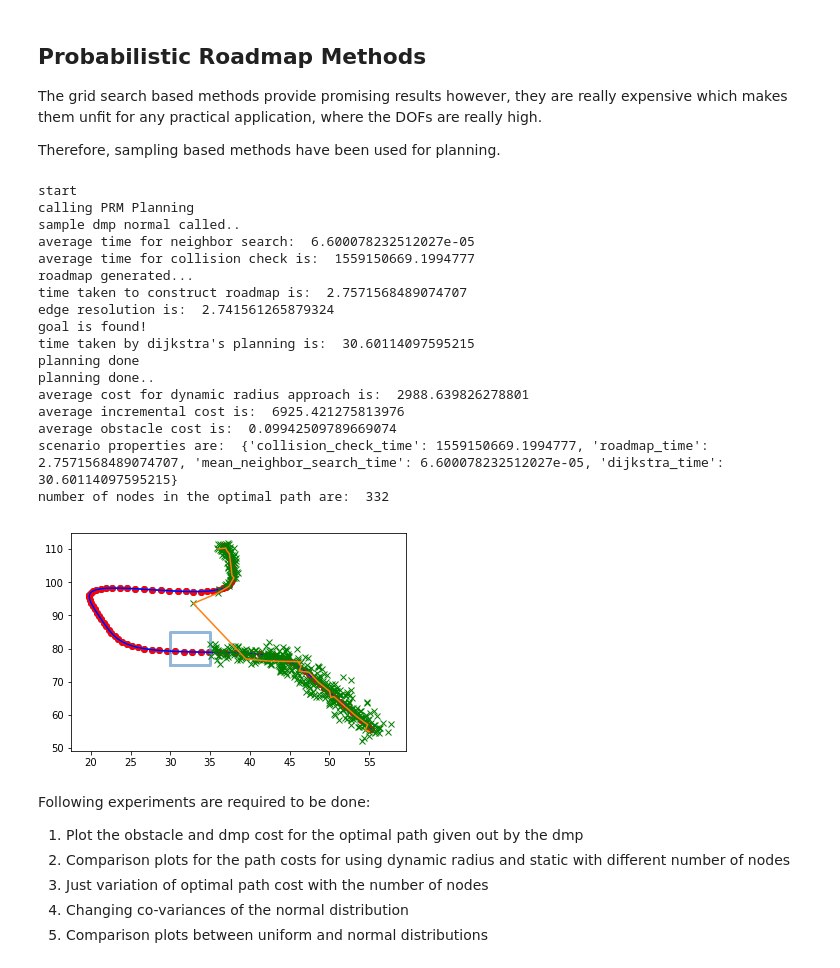
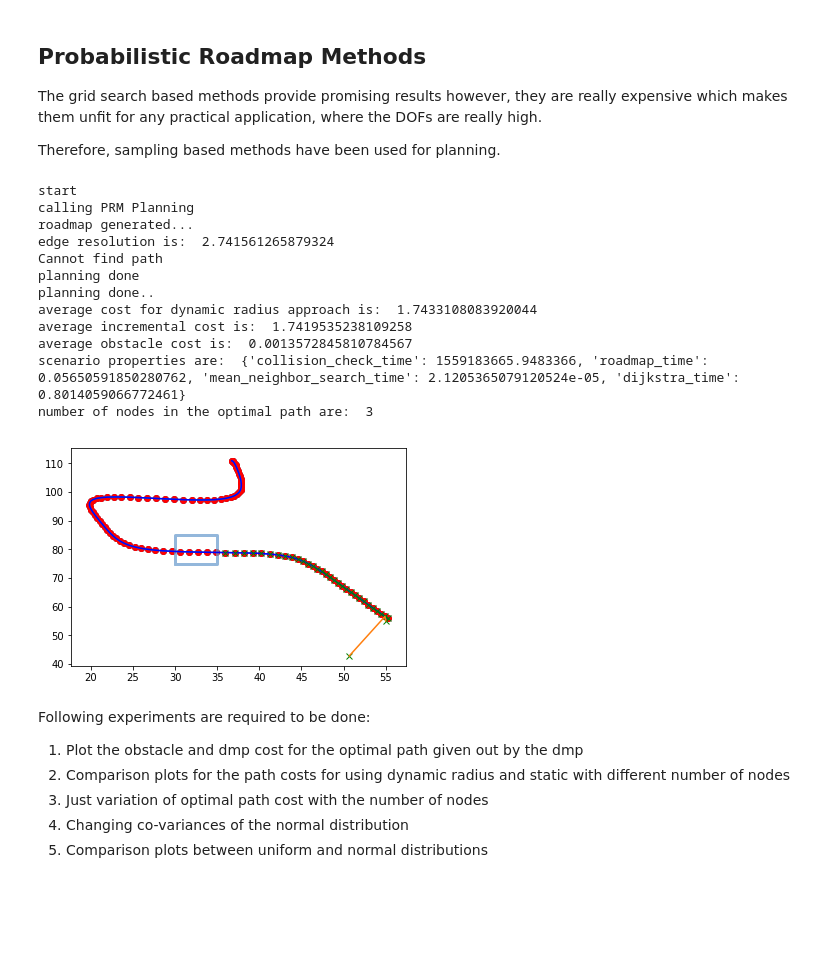
Before and after one commit to gutsy-robot/pydmps, a Jupyter notebook: pydmps/dmp_obstacle_avoidance_algo.ipynb, the cells around one changed output. Drawn from its saved outputs; the diff is of its cells as text; code cells hidden in the pictures; blank space fills up the shorter version.

```diff
--- a/pydmps/dmp_obstacle_avoidance_algo.ipynb
+++ b/pydmps/dmp_obstacle_avoidance_algo.ipynb
@@ -1139,6 +1164,9 @@ def plot_road_map(road_map, sample_x, sample_y):  # pragma: no cover
                      [sample_y[i], sample_y[ind]], "-k", linewidth=0.3)
     print("time taken to plot roadmaps is: ", time.time() - st_time)
 # %%
+import json
+import os
+
 
 print("start")
 
@@ -1159,9 +1187,9 @@ for i in range(0, 1):
     goal_x = floor(x[-1])
     goal_y = floor(y[-1])
     dynamic_radius = True
-    num_nodes = 1000
-    distribution = "normal"
-    neighbor_search_radius = 10.0
+    num_nodes = 5
+    distribution = "uniform"
+    neighbor_search_radius = 50.0
     normal_variance = 2.0
 
     # expressed as number of times the average dmp distance.
@@ -1169,7 +1197,7 @@ for i in range(0, 1):
 
     use_obstacle_cost = True
     deviation_penalty = True
-    data_path = ""
+    data_path = "./test/"
 
     problem_properties = {}
     problem_properties['total_nodes'] = num_nodes
@@ -1182,59 +1210,63 @@ for i in range(0, 1):
     problem_properties['dynamic_radius'] = dynamic_radius
     problem_properties['normal_variance'] = normal_variance
 
+    with open(data_path + "problem_properties.json", 'w') as fp:
+        json.dump(problem_properties, fp)
+
     rx, ry, path_cost, inc_cost, obs_cost, scenario_time_prop = PRM_planning(floor(x[0]), floor(y[0]), floor(x[-1]),
                                                                             floor(y[-1]), [obstacle], dmp=y_track_nc,
                                                                             dmp_vel=dy_track_nc,
-                                                                            dynamic_radius=dynamic_radius
+                                                                            dynamic_radius=dynamic_radius,
                                                                             sampling_distribution=distribution,
-                                                                            num_nodes=num_nodes,
+                                                                            num_points=num_nodes,
                                                                             edge_resolution_factor=edge_resolution,
                                                                             neighbor_radius=neighbor_search_radius,
                                                                             use_obstacle_cost=use_obstacle_cost,
                                                                             deviation_penalty=deviation_penalty,
                                                                             data_path=data_path, var=normal_variance)
+    with open(data_path + "time_prop.json", 'w') as fp:
+        json.dump(scenario_time_prop, fp)
+
+    with open(data_path + "costs.json", 'w') as fp:
+        json.dump({'total' : path_cost, 'incremental' : inc_cost, 'obstacle' : obs_cost}, fp)
+
     print("planning done..")
     dynamic_radius_path_cost.append(path_cost)
     dynamic_radius_incremental_cost.append(inc_cost)
     dynamic_radius_obstacle_cost.append(obs_cost)
 
 mean_cost = mean(dynamic_radius_path_cost)
 mean_inc_cost = mean(dynamic_radius_incremental_cost)
 mean_obs_cost = mean(dynamic_radius_obstacle_cost)
 
 print("average cost for dynamic radius approach is: ", mean_cost)
 print("average incremental cost is: ", mean_inc_cost)
 print("average obstacle cost is: ", mean_obs_cost)
 print("scenario properties are: ", scenario_time_prop)
 
 rx = np.array(rx)
 ry = np.array(ry)
 
-print("number of nodes in the optimal path are: ", len(x))
+print("number of nodes in the optimal path are: ", len(rx))
 
 # plt.legend(plot_paths, legend_key, loc='lower right')
 plt.plot(rx, ry)
 
 plt.savefig('test.png')
 # %% [output]
 start
 calling PRM Planning
-sample dmp normal called..
-average time for neighbor search:  6.600078232512027e-05
-average time for collision check is:  1559150669.1994777
 roadmap generated...
-time taken to construct roadmap is:  2.7571568489074707
 edge resolution is:  2.741561265879324
-goal is found!
-time taken by dijkstra's planning is:  30.60114097595215
+Cannot find path
 planning done
 planning done..
-average cost for dynamic radius approach is:  2988.639826278801
-average incremental cost is:  6925.421275813976
-average obstacle cost is:  0.09942509789669074
-scenario properties are:  {'collision_check_time': 1559150669.1994777, 'roadmap_time': 2.7571568489074707, 'mean_neighbor_search_time': 6.600078232512027e-05, 'dijkstra_time': 30.60114097595215}
-number of nodes in the optimal path are:  332
+average cost for dynamic radius approach is:  1.7433108083920044
+average incremental cost is:  1.7419535238109258
+average obstacle cost is:  0.0013572845810784567
+scenario properties are:  {'collision_check_time': 1559183665.9483366, 'roadmap_time': 0.05650591850280762, 'mean_neighbor_search_time': 2.1205365079120524e-05, 'dijkstra_time': 0.8014059066772461}
+number of nodes in the optimal path are:  3
-[figure, old version]
+[figure, new version]
 # %% [markdown]
 Following experiments are required to be done:
 
```
Also changed, not shown: parts of 3 cells of this notebook.
